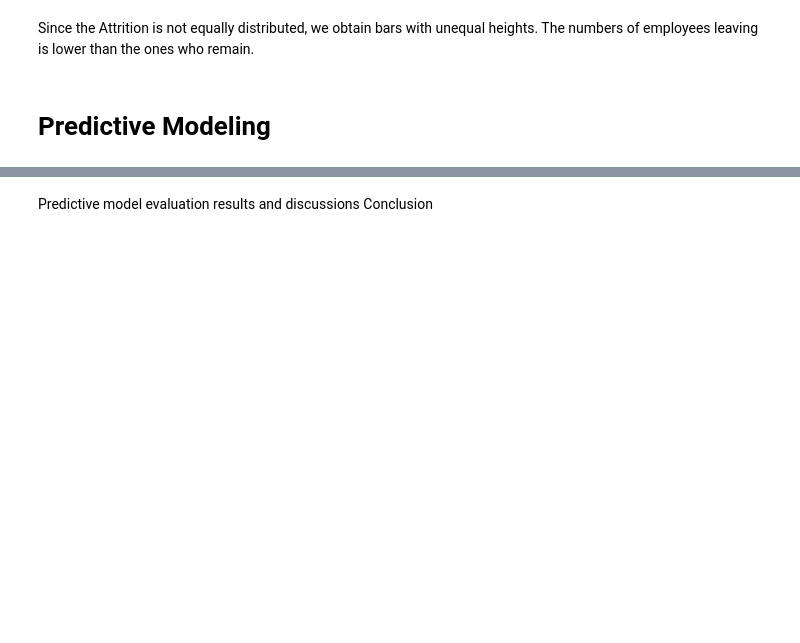
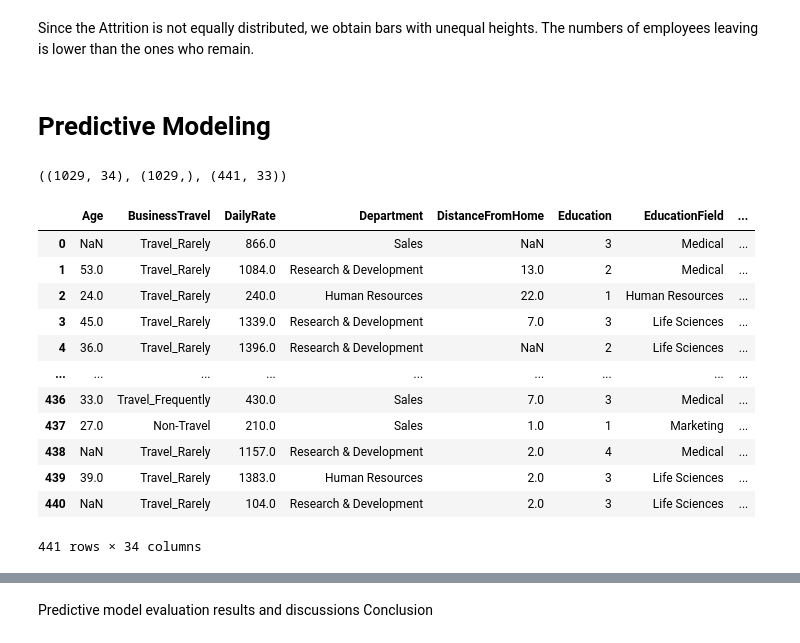
Before and after one commit to lakesidetech/machine_learning, a Jupyter notebook: Copy_of_Employee_attrition_prediction.ipynb, the cells around one changed output, grey strips where cells are left out. Cells and saved outputs as stored; diff of their text form; code cells hidden in the pictures; blank space fills up the shorter version.

```diff
--- a/Copy_of_Employee_attrition_prediction.ipynb
+++ b/Copy_of_Employee_attrition_prediction.ipynb
@@ -57,0 +700,6 @@ hr_attrition_train_df
+# %%
+df5_test_data['OverTime']=df5_test_data['OverTime'].astype('category')
+#print datatypes - business changes to category
+df5_test_data.dtypes
+df5_test_data['OverTime']=df5_test_data['OverTime'].cat.codes
+df5_test_data.head(10)
@@ -57,0 +718,6 @@ hr_attrition_train_df
+# %%
+df5_test_data['Department']=df5_test_data['Department'].astype('category')
+#print datatypes - business changes to category
+df5_test_data.dtypes
+df5_test_data['Department']=df5_test_data['Department'].cat.codes
+df5_test_data.head(10)
@@ -57,0 +736,6 @@ hr_attrition_train_df
+# %%
+df5_test_data['BusinessTravel']=df5_test_data['BusinessTravel'].astype('category')
+#print datatypes - business changes to category
+df5_test_data.dtypes
+df5_test_data['BusinessTravel']=df5_test_data['BusinessTravel'].cat.codes
+df5_test_data.head(10)
@@ -309,3 +825,10 @@ df2
+# %%
+from sklearn import preprocessing
+label = preprocessing.LabelEncoder()
+
+df5_test_data['Gender']= label.fit_transform(df5_test_data['Gender'])
+print(df5_test_data['Gender'].unique())
+df5_test_data
 # %%
 #subset the orignal dataset
 #its safer to work on copies than original dataframes unless you won't be needing the original df
@@ -715,0 +1032,28 @@ Linear Regression
+# %%
+### Classification & Accuracy
+### Define training and testing set
+
+X_train = df5_train_data.drop('Attrition', axis=1)
+y_train = df5_train_data['Attrition']
+
+X_test = df5_test_data.drop("EmployeeCount", axis=1).copy()
+
+X_train.shape, y_train.shape, X_test.shape
+# %% [output]
+((1029, 34), (1029,), (441, 33))
+# %%
+df5_test_data
+# %% [output]
+|  | Age | BusinessTravel | DailyRate | Department | DistanceFromHome | Education | EducationField | ... |
+| 0 | NaN | Travel_Rarely | 866.0 | Sales | NaN | 3 | Medical | ... |
+| 1 | 53.0 | Travel_Rarely | 1084.0 | Research & Development | 13.0 | 2 | Medical | ... |
+| 2 | 24.0 | Travel_Rarely | 240.0 | Human Resources | 22.0 | 1 | Human Resources | ... |
+| 3 | 45.0 | Travel_Rarely | 1339.0 | Research & Development | 7.0 | 3 | Life Sciences | ... |
+| 4 | 36.0 | Travel_Rarely | 1396.0 | Research & Development | NaN | 2 | Life Sciences | ... |
+| ... | ... | ... | ... | ... | ... | ... | ... | ... |
+| 436 | 33.0 | Travel_Frequently | 430.0 | Sales | 7.0 | 3 | Medical | ... |
+| 437 | 27.0 | Non-Travel | 210.0 | Sales | 1.0 | 1 | Marketing | ... |
+| 438 | NaN | Travel_Rarely | 1157.0 | Research & Development | 2.0 | 4 | Medical | ... |
+| 439 | 39.0 | Travel_Rarely | 1383.0 | Human Resources | 2.0 | 3 | Life Sciences | ... |
+| 440 | NaN | Travel_Rarely | 104.0 | Research & Development | 2.0 | 3 | Life Sciences | ... |
+441 rows × 34 columns
```
Also changed, not shown: parts of 111 cells of this notebook.
